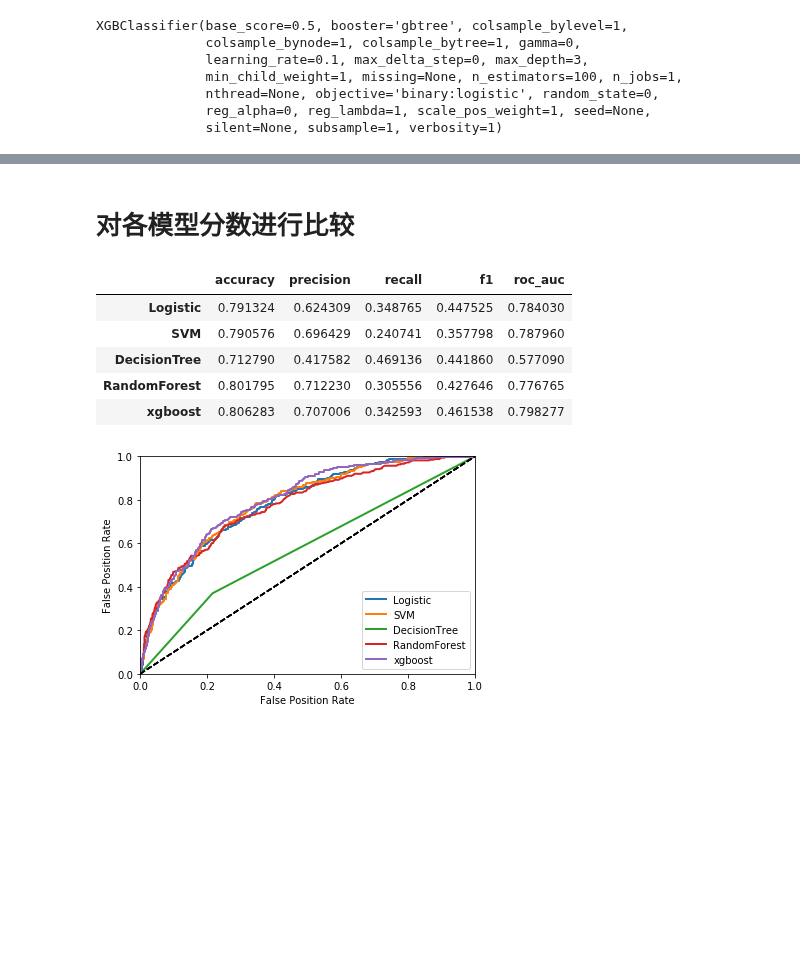
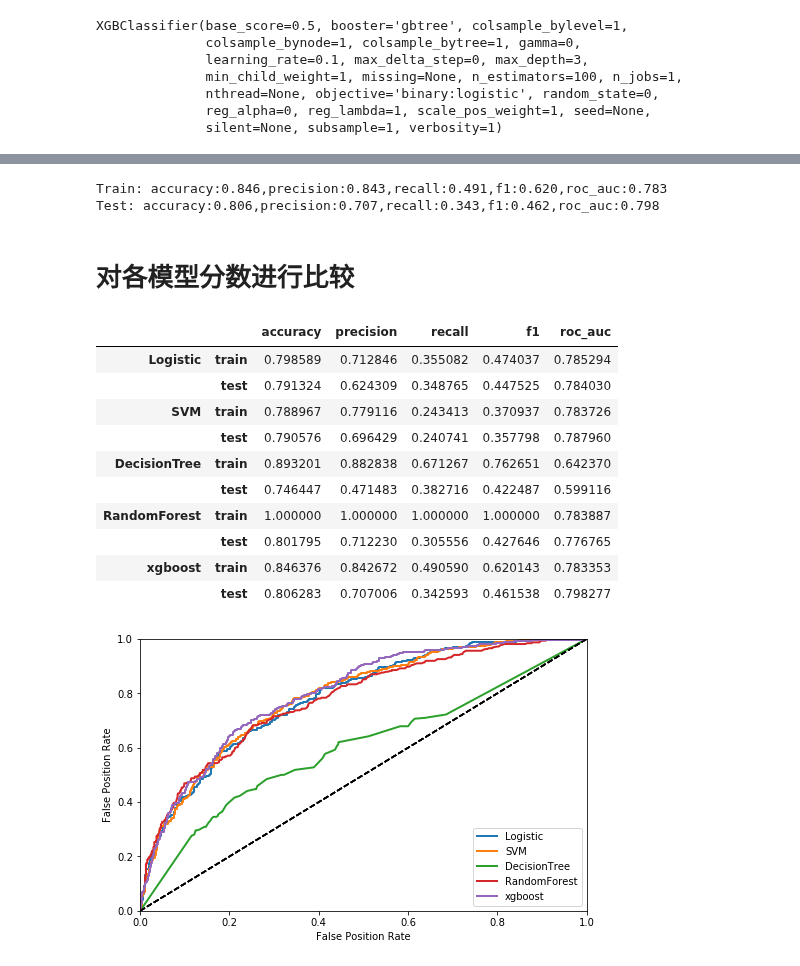
Before and after one commit to lizoo6zhi/Datawhale, a Jupyter notebook: DataMining/Task3.ipynb, the cells around one changed output, grey strips where cells are left out. Saved outputs shown, nothing was run; the diff lists cells and outputs as text; code cells hidden in the pictures; blank space fills up the shorter version.

```diff
--- a/DataMining/Task3.ipynb
+++ b/DataMining/Task3.ipynb
@@ -48,3 +38,26 @@ decision_score = [] # 保存各模型的决策分数
+# %%
+model_score_train = []
+decision_score_train = []
+model_score_test = []
+decision_score_test = []
+
+def proc_score(y_pred,y_pred_scores,y_test,train=True):
+    accuracy = accuracy_score(y_test,y_pred)
+    precision = precision_score(y_test,y_pred)
+    recall = recall_score(y_test,y_pred)
+    f1 = f1_score(y_test,y_pred)
+    roc_auc = roc_auc_score(y_test,y_pred_scores)
+
+    if train:
+        decision_score_train.append(y_pred_scores)
+        model_score_train.append([accuracy,precision,recall,f1,roc_auc])
+        text = 'Train'
+    else:
+        decision_score_test.append(y_pred_scores)
+        model_score_test.append([accuracy,precision,recall,f1,roc_auc])
+        text = 'Test'
+
+    print('{}: accuracy:{:.3f},precision:{:.3f},recall:{:.3f},f1:{:.3f},roc_auc:{:.3f}'.format(text,accuracy,precision,recall,f1,roc_auc))
 # %% [markdown]
 # 逻辑回归
 # %%
@@ -210,31 +187,53 @@ roc_auc_score: 0.7982767235810999
+# %%
+y_pred = xgbst.predict(x_train_scale)
+y_pred_scores = cross_val_predict(xgbst,x_train_scale,y_train,cv=5,
+                                method='predict_proba')
+proc_score(y_pred,y_pred_scores[:,1],y_train,train=True)
+
+y_pred = xgbst.predict(x_test_scale)
+y_pred_scores = cross_val_predict(xgbst,x_test_scale,y_test,cv=5,
+                                method='predict_proba')
+proc_score(y_pred,y_pred_scores[:,1],y_test,train=False)
+# %% [output]
+Train: accuracy:0.846,precision:0.843,recall:0.491,f1:0.620,roc_auc:0.783
+Test: accuracy:0.806,precision:0.707,recall:0.343,f1:0.462,roc_auc:0.798
 # %% [markdown]
 # 对各模型分数进行比较
 # %%
-index = ['Logistic','SVM','DecisionTree','RandomForest','xgboost']
+model_name = ['Logistic','SVM','DecisionTree','RandomForest','xgboost']
 columns = ['accuracy','precision','recall','f1','roc_auc']
-model_score_table =  pd.DataFrame(model_score,index=index,columns=columns)
-model_score_table
+ttype = ['train','test']
+pd_list = []
+for train,test in zip(model_score_train,model_score_test):
+    pd_list.append(pd.DataFrame([train,test],index=ttype,columns=columns))
+
+pd.concat(pd_list,axis=0,keys=model_name)
 # %% [output]
-|  | accuracy | precision | recall | f1 | roc_auc |
-| Logistic | 0.791324 | 0.624309 | 0.348765 | 0.447525 | 0.784030 |
-| SVM | 0.790576 | 0.696429 | 0.240741 | 0.357798 | 0.787960 |
-| DecisionTree | 0.712790 | 0.417582 | 0.469136 | 0.441860 | 0.577090 |
-| RandomForest | 0.801795 | 0.712230 | 0.305556 | 0.427646 | 0.776765 |
-| xgboost | 0.806283 | 0.707006 | 0.342593 | 0.461538 | 0.798277 |
+|  |  | accuracy | precision | recall | f1 | roc_auc |
+| Logistic | train | 0.798589 | 0.712846 | 0.355082 | 0.474037 | 0.785294 |
+|  | test | 0.791324 | 0.624309 | 0.348765 | 0.447525 | 0.784030 |
+| SVM | train | 0.788967 | 0.779116 | 0.243413 | 0.370937 | 0.783726 |
+|  | test | 0.790576 | 0.696429 | 0.240741 | 0.357798 | 0.787960 |
+| DecisionTree | train | 0.893201 | 0.882838 | 0.671267 | 0.762651 | 0.642370 |
+|  | test | 0.746447 | 0.471483 | 0.382716 | 0.422487 | 0.599116 |
+| RandomForest | train | 1.000000 | 1.000000 | 1.000000 | 1.000000 | 0.783887 |
+|  | test | 0.801795 | 0.712230 | 0.305556 | 0.427646 | 0.776765 |
+| xgboost | train | 0.846376 | 0.842672 | 0.490590 | 0.620143 | 0.783353 |
+|  | test | 0.806283 | 0.707006 | 0.342593 | 0.461538 | 0.798277 |
 # %%
 # 绘制ROC取下对比图
 def plot_roc_curve(fpr,tpr,label=None):
     plt.plot(fpr,tpr,linewidth=2,label=label)
     plt.plot([0,1],[0,1],'k--')
 
-for score,label in zip(decision_score,['Logistic','SVM','DecisionTree','RandomForest','xgboost']):
+for score,label in zip(decision_score_test,['Logistic','SVM','DecisionTree','RandomForest','xgboost']):
     fpr,tpr,threshold = roc_curve(y_test,score)
     plot_roc_curve(fpr,tpr,label)
 plt.rcParams['figure.figsize'] = (8,5)
 plt.axis([0,1,0,1])
 plt.xlabel('False Position Rate')
 plt.ylabel('False Position Rate')
 plt.legend()
 plt.show()
 # %% [output]
-[figure, old version]
+[figure, new version]
```
Also changed, not shown: parts of 14 cells of this notebook.
